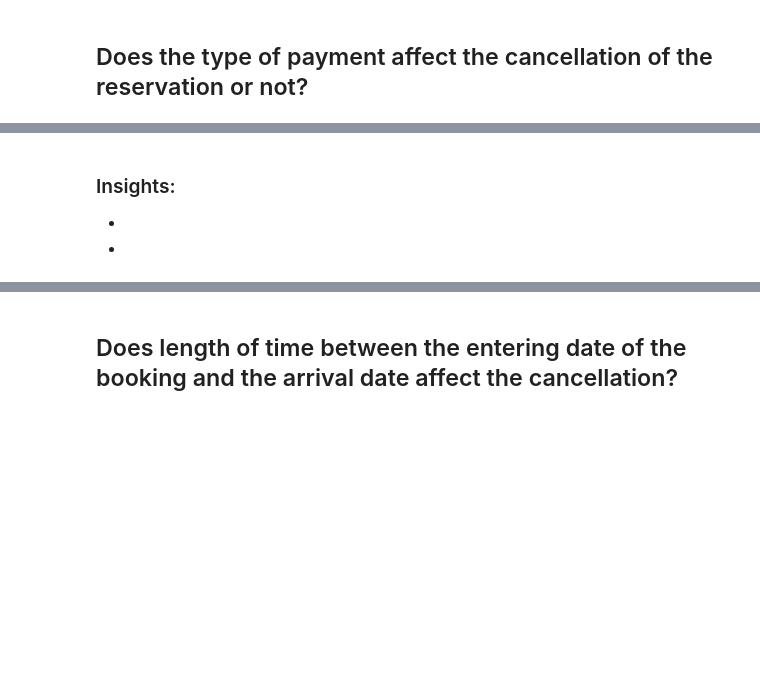
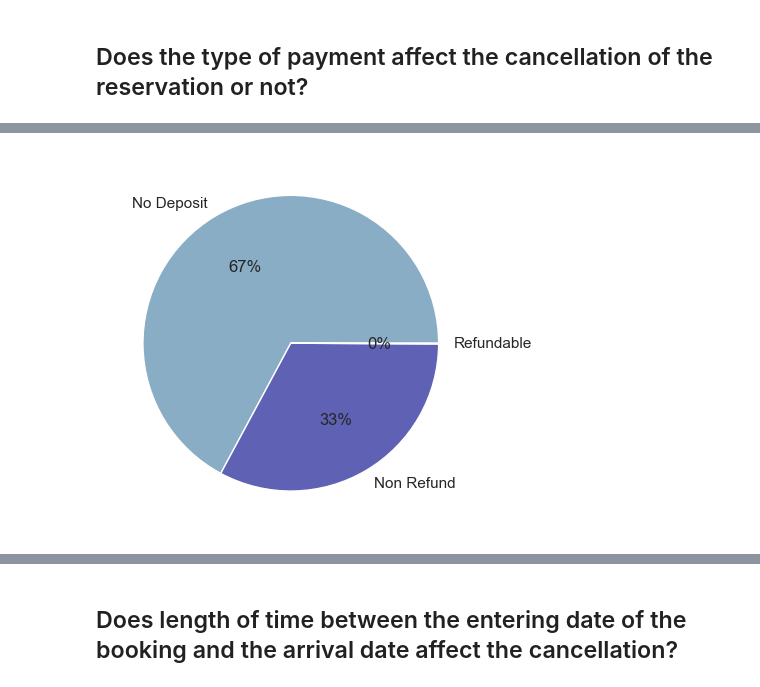
Before and after one commit to Tuwaiq-Data-Science-Bootcamp-V5/CV_and_GS-Lab1, a Jupyter notebook: CV_Assignment.ipynb, the cells around one changed output, grey strips where cells are left out. Drawn from its saved outputs; the diff is of its cells as text; code cells hidden in the pictures; blank space fills up the shorter version.

```diff
--- a/CV_Assignment.ipynb
+++ b/CV_Assignment.ipynb
@@ -110,4 +129,8 @@ df.describe(include='object')
-# %% [markdown]
-### Insights:
--
--
+# %%
+canceled = df[df['is_canceled'] == 1]
+canceled_deposit = canceled['deposit_type'].value_counts()
+colors = sns.color_palette("twilight")
+plt.pie(canceled_deposit, labels=canceled_deposit.index, colors = colors, autopct=('%.0f%%'))
+plt.show()
+# %% [output]
+[figure, added]
```
Also changed, not shown: parts of 26 cells of this notebook, 1 other file.
